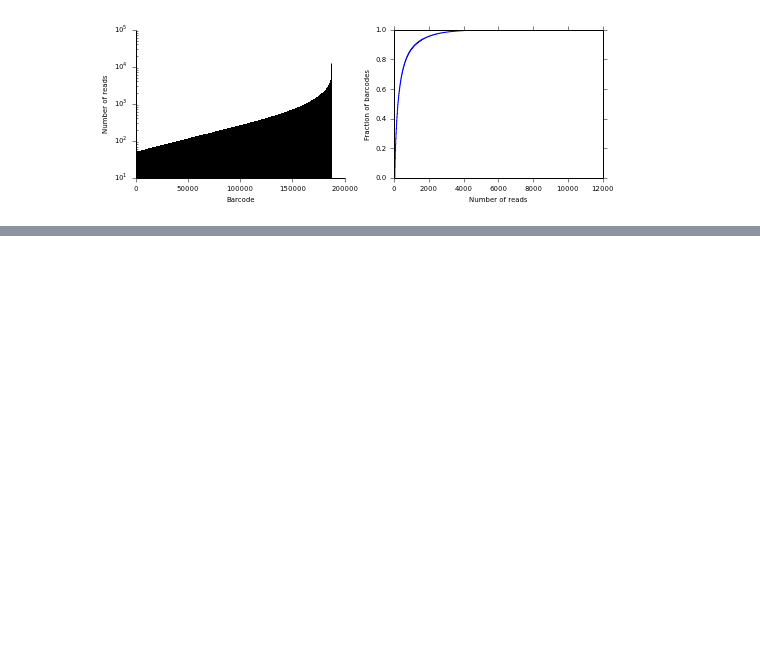
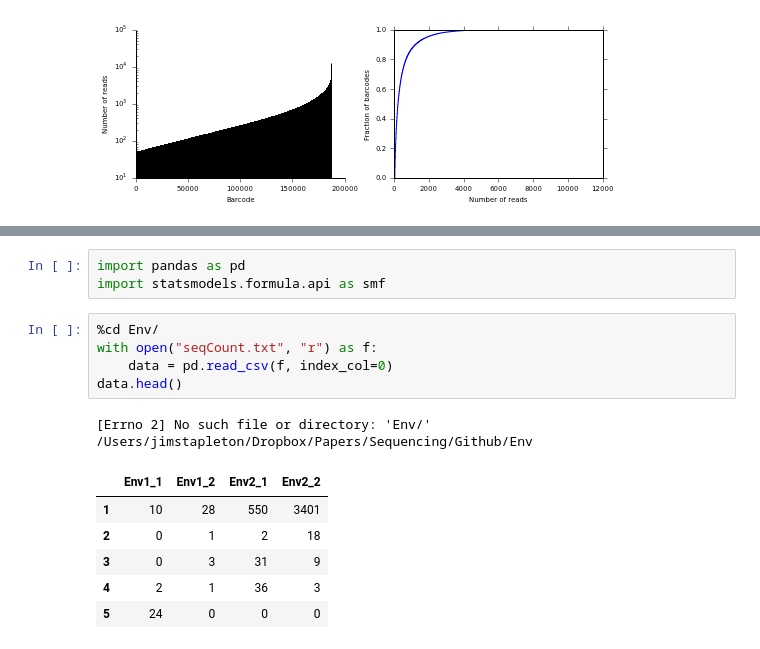
Before and after one commit to jstapleton/synthetic_reads, a Jupyter notebook: Figures.ipynb, the cells around one changed output, grey strips where cells are left out. Drawn from its saved outputs; the diff is of its cells as text; blank space fills up the shorter version.

```diff
--- a/Figures.ipynb
+++ b/Figures.ipynb
@@ -1417,0 +1517,17 @@ plt.show()
+# %%
+import pandas as pd
+import statsmodels.formula.api as smf
+# %%
+%cd Env/
+with open("seqCount.txt", "r") as f:
+    data = pd.read_csv(f, index_col=0)
+data.head()
+# %% [output]
+[Errno 2] No such file or directory: 'Env/'
+/Users/jimstapleton/Dropbox/Papers/Sequencing/Github/Env
+|  | Env1_1 | Env1_2 | Env2_1 | Env2_2 |
+| 1 | 10 | 28 | 550 | 3401 |
+| 2 | 0 | 1 | 2 | 18 |
+| 3 | 0 | 3 | 31 | 9 |
+| 4 | 2 | 1 | 36 | 3 |
+| 5 | 24 | 0 | 0 | 0 |
```
Also changed, not shown: parts of 32 cells of this notebook.
